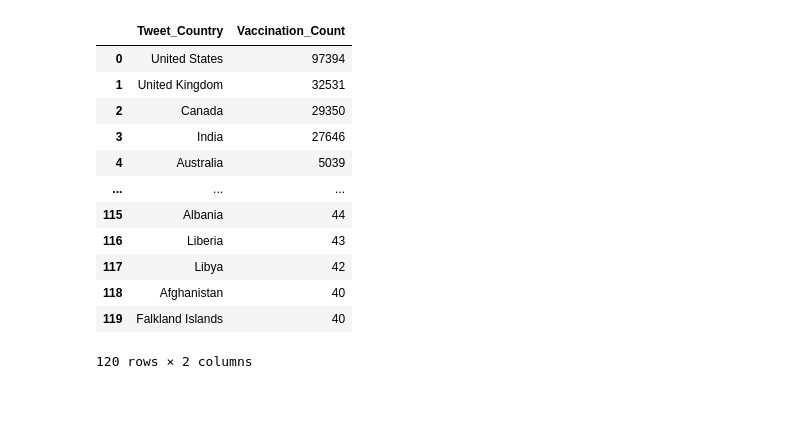
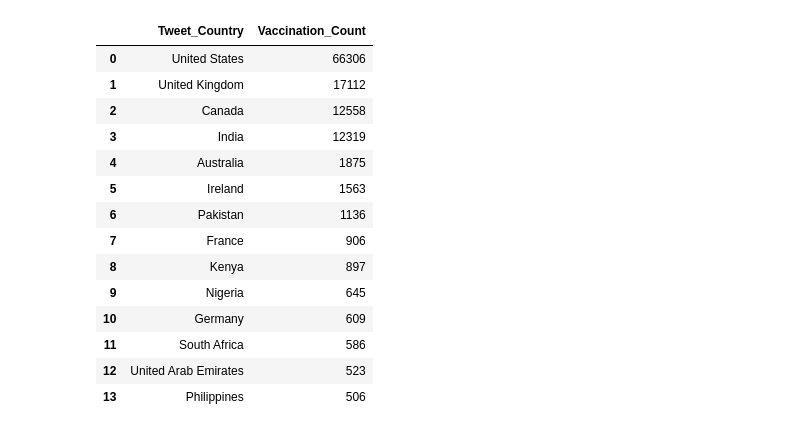
Before and after one commit to betty6you/TeamProject_group6, a Jupyter notebook: Vaccination_Country_Analysis.ipynb, the cells around one changed output. Cells and saved outputs as stored; diff of their text form; code cells hidden in the pictures; blank space fills up the shorter version.

```diff
--- a/Vaccination_Country_Analysis.ipynb
+++ b/Vaccination_Country_Analysis.ipynb
@@ -4,4 +4,5 @@
 
 # importing pandas module
 import pandas as pd
-df = pd.read_csv("CovidVaccineWorldWide.csv")
+df = pd.read_csv("ProcessedCovidVaccineReact.csv")
+df
@@ -25,19 +40,21 @@ data
 # %%
 # Filtering the data set to represent bar graph
-dataFr = pd.DataFrame(data.Country.value_counts().loc[lambda x : x>39].reset_index().values, columns=["Tweet_Country", "Vaccination_Count"])
+dataFr = pd.DataFrame(data.Country.value_counts().loc[lambda x : x>500].reset_index().values, columns=["Tweet_Country", "Vaccination_Count"])
 dataFrame = dataFr.sort_index(axis = 1)
 dataFrame
 # %% [output]
 |  | Tweet_Country | Vaccination_Count |
-| 0 | United States | 97394 |
-| 1 | United Kingdom | 32531 |
-| 2 | Canada | 29350 |
-| 3 | India | 27646 |
-| 4 | Australia | 5039 |
-| ... | ... | ... |
-| 115 | Albania | 44 |
-| 116 | Liberia | 43 |
-| 117 | Libya | 42 |
-| 118 | Afghanistan | 40 |
-| 119 | Falkland Islands | 40 |
+| 0 | United States | 66306 |
+| 1 | United Kingdom | 17112 |
+| 2 | Canada | 12558 |
+| 3 | India | 12319 |
+| 4 | Australia | 1875 |
+| 5 | Ireland | 1563 |
+| 6 | Pakistan | 1136 |
+| 7 | France | 906 |
+| 8 | Kenya | 897 |
+| 9 | Nigeria | 645 |
+| 10 | Germany | 609 |
+| 11 | South Africa | 586 |
+| 12 | United Arab Emirates | 523 |
+| 13 | Philippines | 506 |
-120 rows × 2 columns
```
Also changed, not shown: parts of 7 cells of this notebook.
